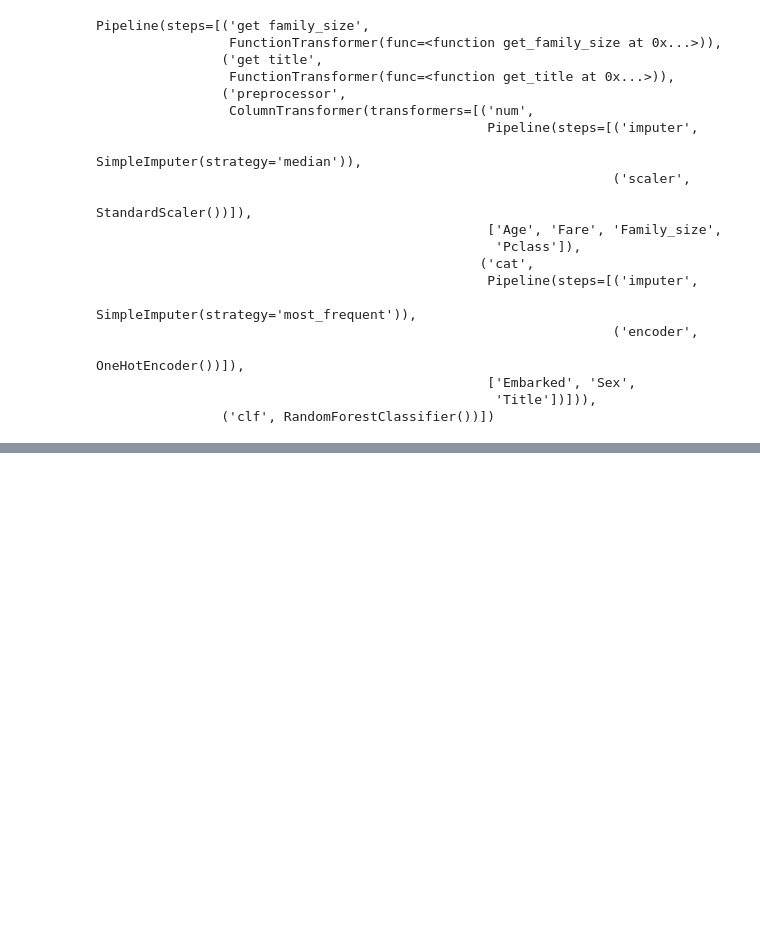
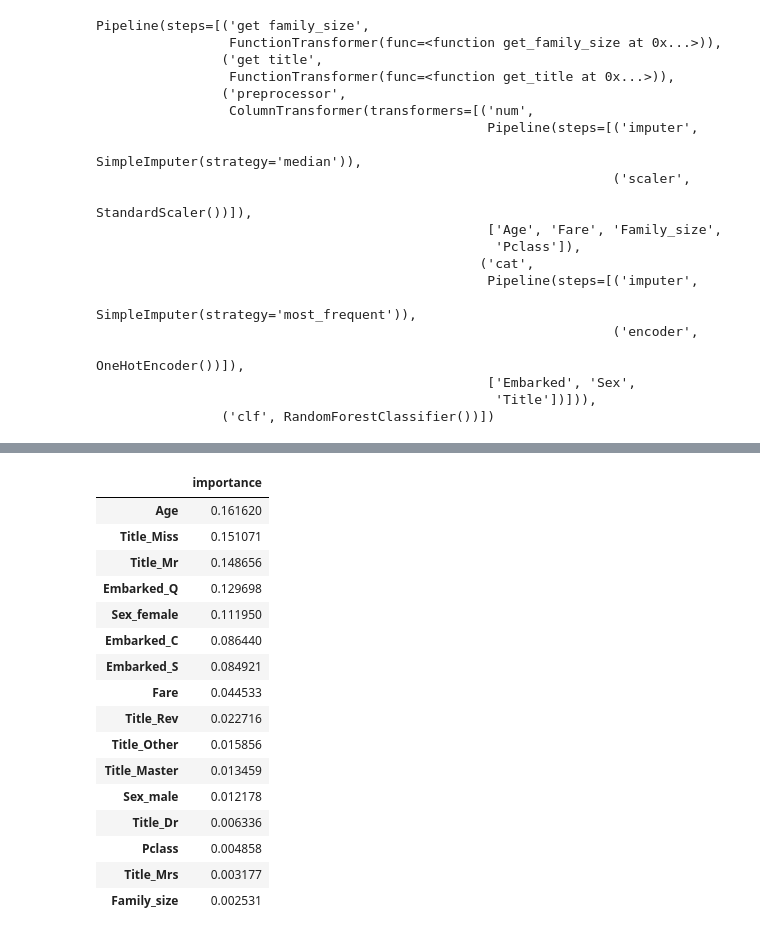
Before and after one commit to cake-dev/AdvDataScience, a Jupyter notebook: titanic_pipeline.ipynb, the cells around one changed output, grey strips where cells are left out. Saved outputs shown, nothing was run; the diff lists cells and outputs as text; code cells hidden in the pictures; blank space fills up the shorter version.

```diff
--- a/titanic_pipeline.ipynb
+++ b/titanic_pipeline.ipynb
@@ -345,4 +476,29 @@ grid.best_score_
 # %%
 # best predictor
 best_clf = grid.best_estimator_
+# %%
+# feature importances
+importances = best_clf.named_steps['clf'].feature_importances_
+columns = best_clf.named_steps['preprocessor'].transformers_[1][1].named_steps['encoder'].get_feature_names_out(categorical_features)
+columns = list(columns) + numeric_features
+feature_importances = pd.DataFrame(importances, index=columns, columns=['importance'])
+feature_importances.sort_values(by='importance',ascending=False)
+# %% [output]
+|  | importance |
+| Age | 0.161620 |
+| Title_Miss | 0.151071 |
+| Title_Mr | 0.148656 |
+| Embarked_Q | 0.129698 |
+| Sex_female | 0.111950 |
+| Embarked_C | 0.086440 |
+| Embarked_S | 0.084921 |
+| Fare | 0.044533 |
+| Title_Rev | 0.022716 |
+| Title_Other | 0.015856 |
+| Title_Master | 0.013459 |
+| Sex_male | 0.012178 |
+| Title_Dr | 0.006336 |
+| Pclass | 0.004858 |
+| Title_Mrs | 0.003177 |
+| Family_size | 0.002531 |
 # %% [markdown]
```
Also changed, not shown: parts of 39 cells of this notebook.
